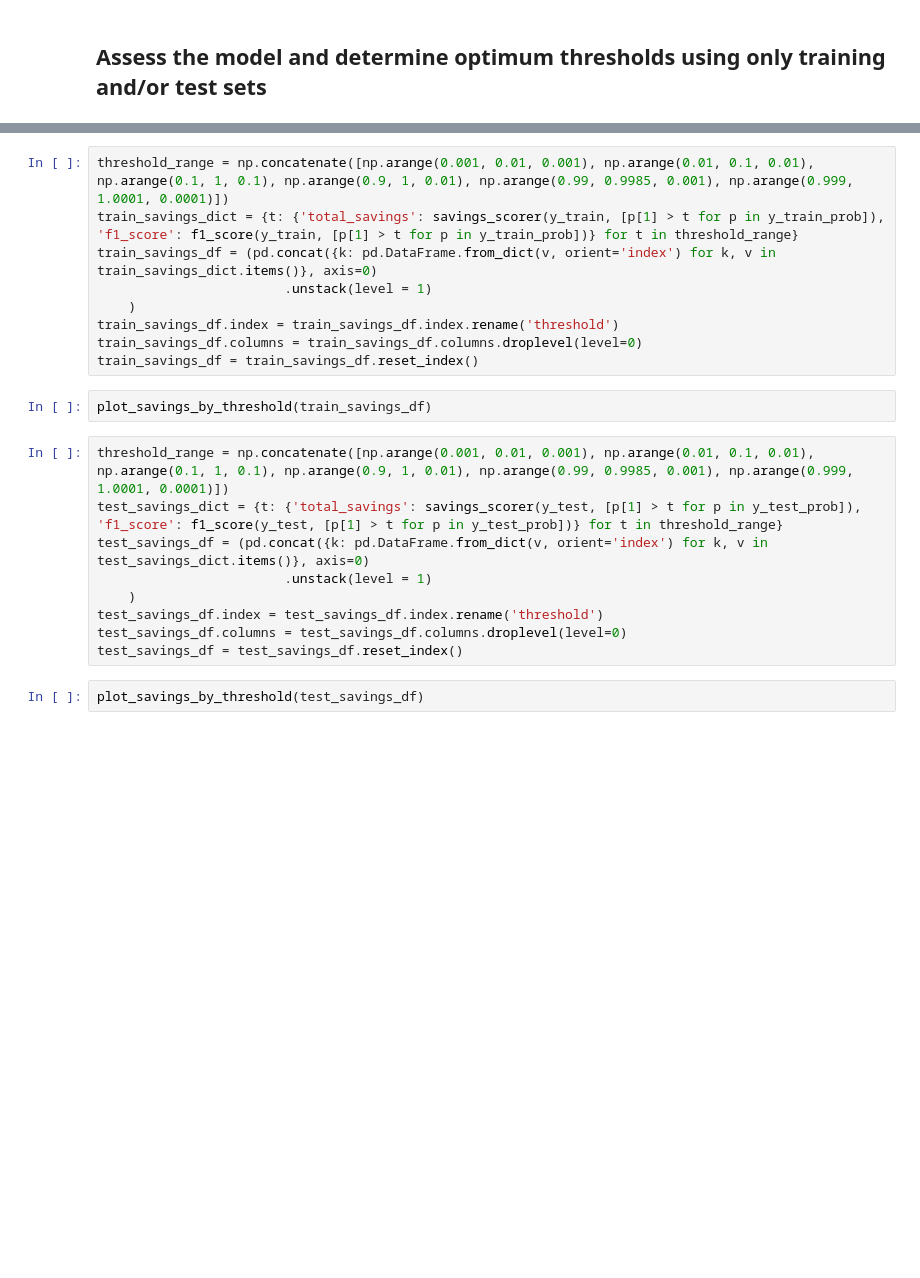
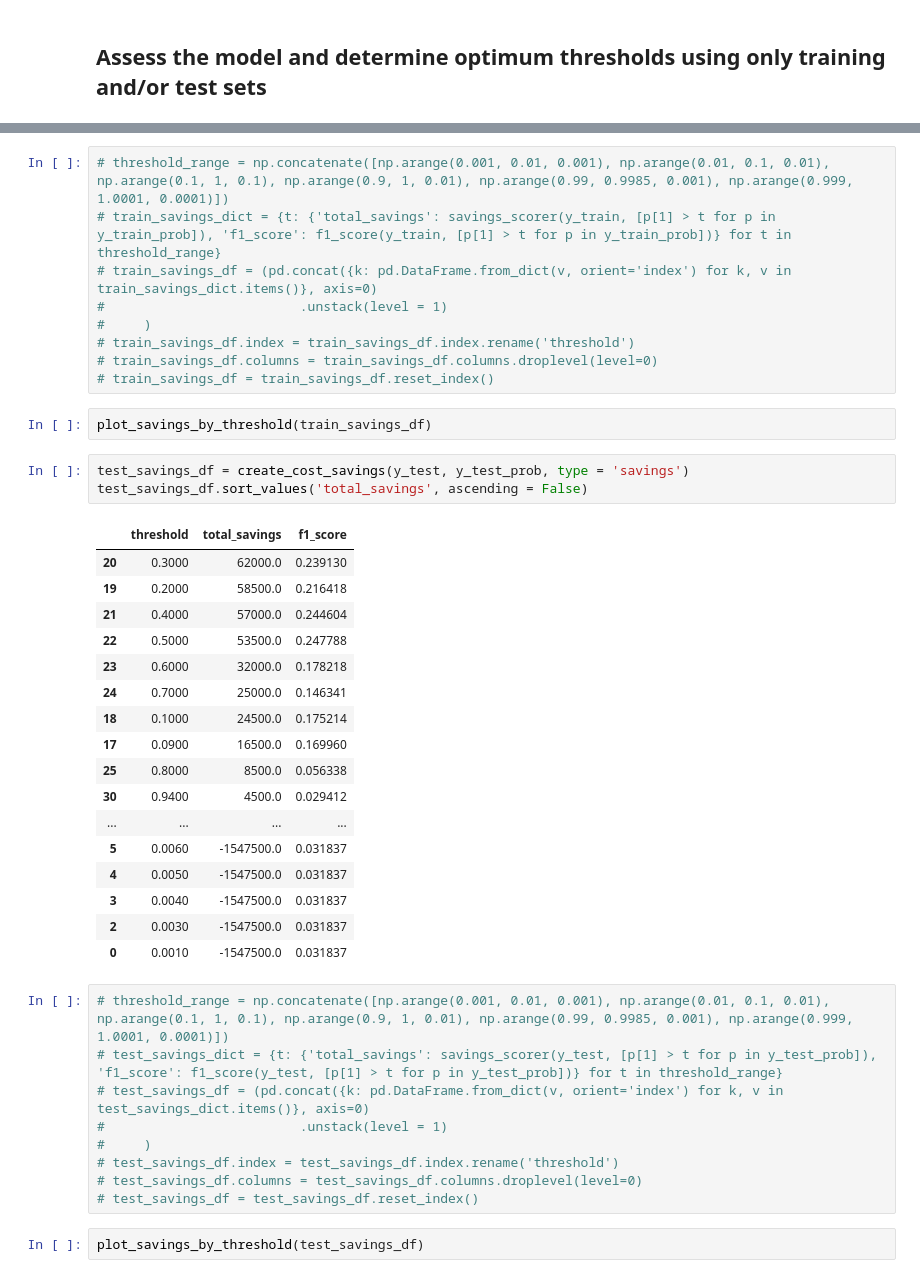
Before and after one commit to jrioross/big_g_express, a Jupyter notebook: notebooks/bg_06_cjh_refined_rfc_assessment.ipynb, the cells around one changed output, grey strips where cells are left out. Saved outputs shown, nothing was run; the diff lists cells and outputs as text; blank space fills up the shorter version.

```diff
--- a/notebooks/bg_06_cjh_refined_rfc_assessment.ipynb
+++ b/notebooks/bg_06_cjh_refined_rfc_assessment.ipynb
@@ -178,23 +196,44 @@ def create_cost_savings(y_true, y_probs, type):
 # %%
-threshold_range = np.concatenate([np.arange(0.001, 0.01, 0.001), np.arange(0.01, 0.1, 0.01), np.arange(0.1, 1, 0.1), np.arange(0.9, 1, 0.01), np.arange(0.99, 0.9985, 0.001), np.arange(0.999, 1.0001, 0.0001)])
-train_savings_dict = {t: {'total_savings': savings_scorer(y_train, [p[1] > t for p in y_train_prob]), 'f1_score': f1_score(y_train, [p[1] > t for p in y_train_prob])} for t in threshold_range}
-train_savings_df = (pd.concat({k: pd.DataFrame.from_dict(v, orient='index') for k, v in train_savings_dict.items()}, axis=0)
-                        .unstack(level = 1)
-    )
-train_savings_df.index = train_savings_df.index.rename('threshold')
-train_savings_df.columns = train_savings_df.columns.droplevel(level=0)
-train_savings_df = train_savings_df.reset_index()
+# threshold_range = np.concatenate([np.arange(0.001, 0.01, 0.001), np.arange(0.01, 0.1, 0.01), np.arange(0.1, 1, 0.1), np.arange(0.9, 1, 0.01), np.arange(0.99, 0.9985, 0.001), np.arange(0.999, 1.0001, 0.0001)])
+# train_savings_dict = {t: {'total_savings': savings_scorer(y_train, [p[1] > t for p in y_train_prob]), 'f1_score': f1_score(y_train, [p[1] > t for p in y_train_prob])} for t in threshold_range}
+# train_savings_df = (pd.concat({k: pd.DataFrame.from_dict(v, orient='index') for k, v in train_savings_dict.items()}, axis=0)
+#                         .unstack(level = 1)
+#     )
+# train_savings_df.index = train_savings_df.index.rename('threshold')
+# train_savings_df.columns = train_savings_df.columns.droplevel(level=0)
+# train_savings_df = train_savings_df.reset_index()
 # %%
 plot_savings_by_threshold(train_savings_df)
+# %%
+test_savings_df = create_cost_savings(y_test, y_test_prob, type = 'savings')
+test_savings_df.sort_values('total_savings', ascending = False)
+# %% [output]
+|  | threshold | total_savings | f1_score |
+| 20 | 0.3000 | 62000.0 | 0.239130 |
+| 19 | 0.2000 | 58500.0 | 0.216418 |
+| 21 | 0.4000 | 57000.0 | 0.244604 |
+| 22 | 0.5000 | 53500.0 | 0.247788 |
+| 23 | 0.6000 | 32000.0 | 0.178218 |
+| 24 | 0.7000 | 25000.0 | 0.146341 |
+| 18 | 0.1000 | 24500.0 | 0.175214 |
+| 17 | 0.0900 | 16500.0 | 0.169960 |
+| 25 | 0.8000 | 8500.0 | 0.056338 |
+| 30 | 0.9400 | 4500.0 | 0.029412 |
+| ... | ... | ... | ... |
+| 5 | 0.0060 | -1547500.0 | 0.031837 |
+| 4 | 0.0050 | -1547500.0 | 0.031837 |
+| 3 | 0.0040 | -1547500.0 | 0.031837 |
+| 2 | 0.0030 | -1547500.0 | 0.031837 |
+| 0 | 0.0010 | -1547500.0 | 0.031837 |
 # %%
-threshold_range = np.concatenate([np.arange(0.001, 0.01, 0.001), np.arange(0.01, 0.1, 0.01), np.arange(0.1, 1, 0.1), np.arange(0.9, 1, 0.01), np.arange(0.99, 0.9985, 0.001), np.arange(0.999, 1.0001, 0.0001)])
-test_savings_dict = {t: {'total_savings': savings_scorer(y_test, [p[1] > t for p in y_test_prob]), 'f1_score': f1_score(y_test, [p[1] > t for p in y_test_prob])} for t in threshold_range}
-test_savings_df = (pd.concat({k: pd.DataFrame.from_dict(v, orient='index') for k, v in test_savings_dict.items()}, axis=0)
-                        .unstack(level = 1)
-    )
-test_savings_df.index = test_savings_df.index.rename('threshold')
-test_savings_df.columns = test_savings_df.columns.droplevel(level=0)
-test_savings_df = test_savings_df.reset_index()
+# threshold_range = np.concatenate([np.arange(0.001, 0.01, 0.001), np.arange(0.01, 0.1, 0.01), np.arange(0.1, 1, 0.1), np.arange(0.9, 1, 0.01), np.arange(0.99, 0.9985, 0.001), np.arange(0.999, 1.0001, 0.0001)])
+# test_savings_dict = {t: {'total_savings': savings_scorer(y_test, [p[1] > t for p in y_test_prob]), 'f1_score': f1_score(y_test, [p[1] > t for p in y_test_prob])} for t in threshold_range}
+# test_savings_df = (pd.concat({k: pd.DataFrame.from_dict(v, orient='index') for k, v in test_savings_dict.items()}, axis=0)
+#                         .unstack(level = 1)
+#     )
+# test_savings_df.index = test_savings_df.index.rename('threshold')
+# test_savings_df.columns = test_savings_df.columns.droplevel(level=0)
+# test_savings_df = test_savings_df.reset_index()
 # %%
 plot_savings_by_threshold(test_savings_df)
 # %%
```
Also changed, not shown: parts of 5 cells of this notebook, 5 other files.
